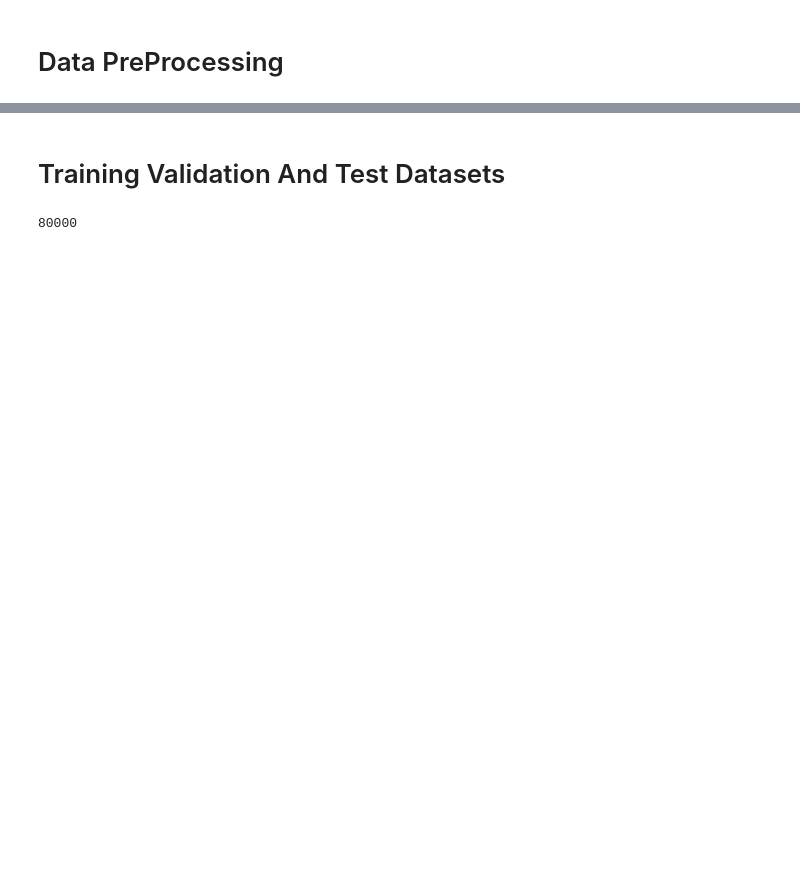
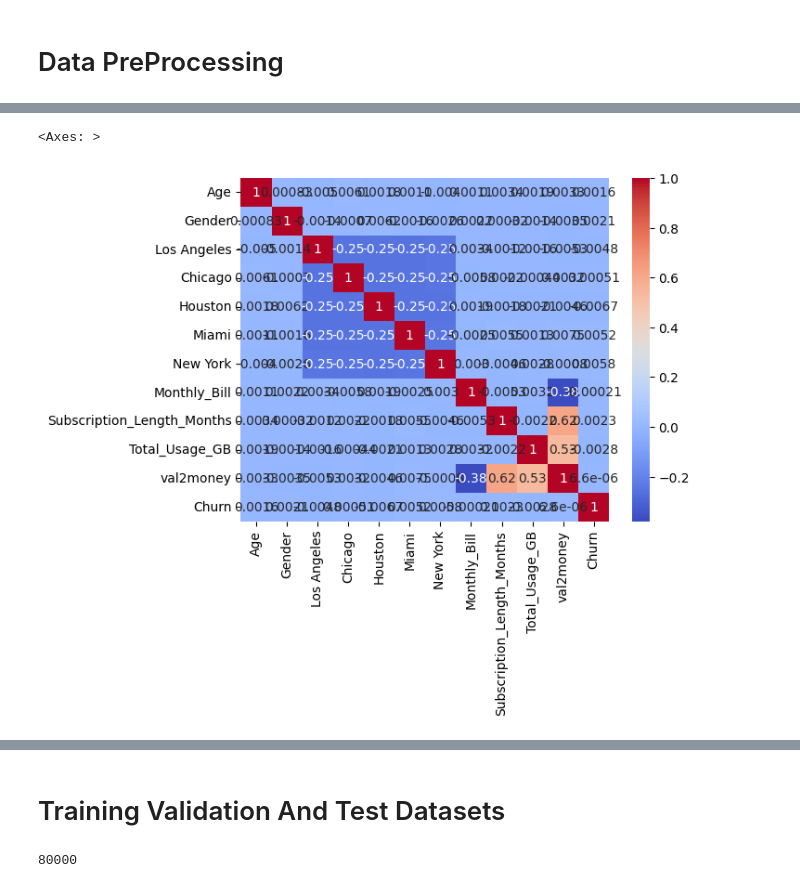
Before and after one commit to ThermalDust095/Churn-Predictor, a Jupyter notebook: predictor.ipynb, the cells around one changed output, grey strips where cells are left out. Saved outputs shown, nothing was run; the diff lists cells and outputs as text; code cells hidden in the pictures; blank space fills up the shorter version.

```diff
--- a/predictor.ipynb
+++ b/predictor.ipynb
@@ -51,0 +77,10 @@ churn_data
+# %%
+import matplotlib.pyplot as plt
+import seaborn as sn
+
+corr = churn_data.corr()
+
+sn.heatmap(corr,annot=True,cmap="coolwarm")
+# %% [output]
+<Axes: >
+[figure, added]
```
Also changed, not shown: parts of 9 cells of this notebook.
